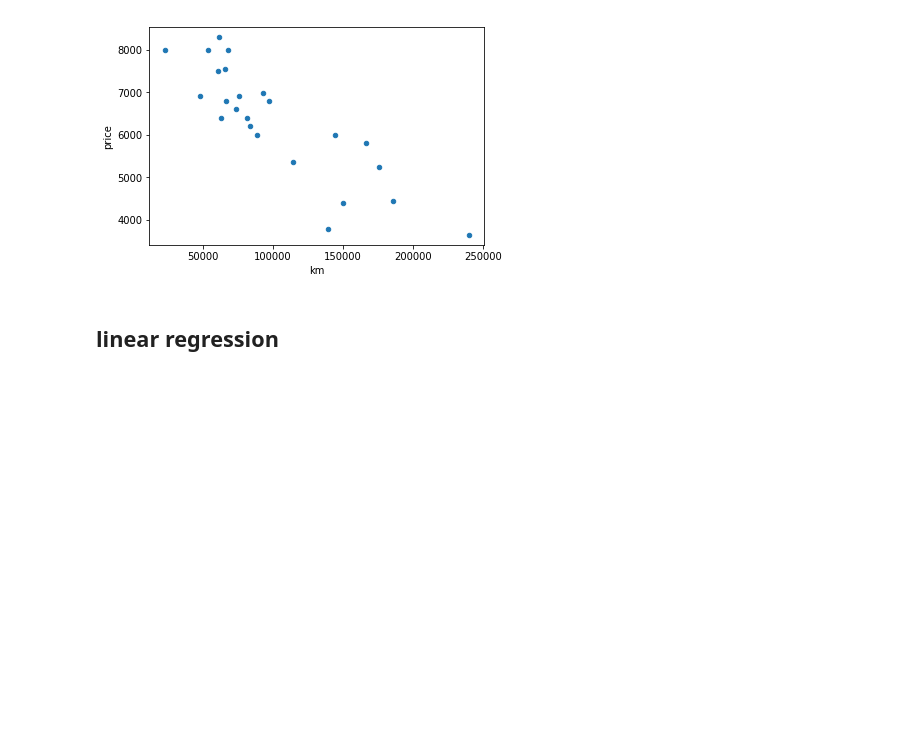
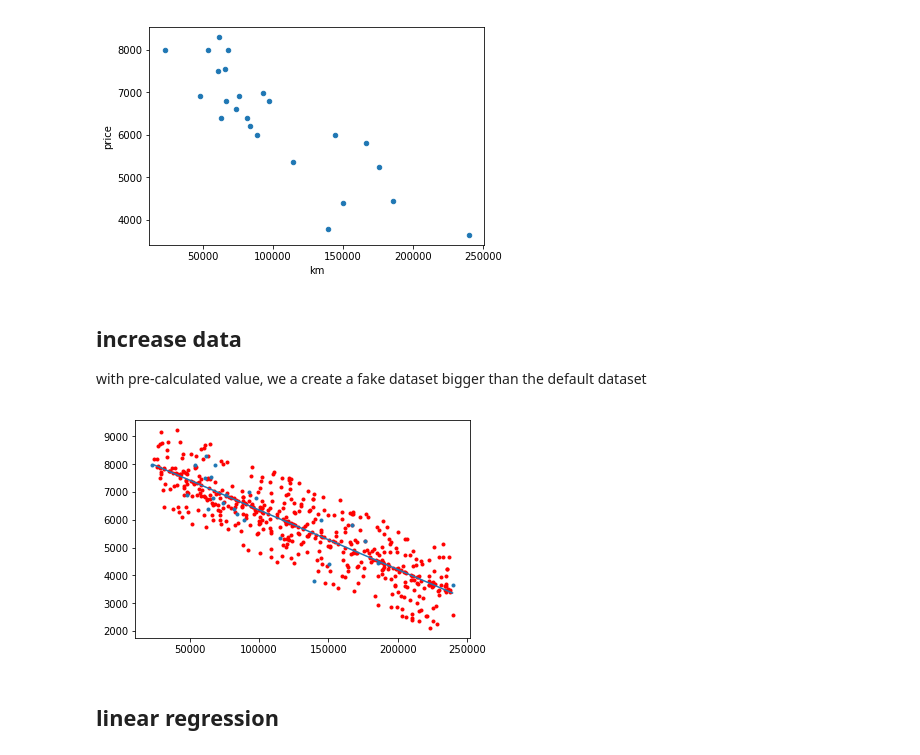
Before and after one commit to tnicolas42/ft_linear_regression, a Jupyter notebook: example.ipynb, the cells around one changed output. Drawn from its saved outputs; the diff is of its cells as text; code cells hidden in the pictures; blank space fills up the shorter version.

```diff
--- a/example.ipynb
+++ b/example.ipynb
@@ -60,3 +59,6 @@ data.plot.scatter('km', 'price')
 # %% [output]
 <matplotlib.axes._subplots.AxesSubplot at 0x...>
 [figure]
+# %% [markdown]
+## increase data
+with pre-calculated value, we a create a fake dataset bigger than the default dataset
@@ -63,3 +89,7 @@ data.plot.scatter('km', 'price')
+# %%
+X, y = generate_and_plot(500)
+# %% [output]
+[figure, added]
 # %% [markdown]
 ## linear regression
 # %% [markdown]
```
Also changed, not shown: parts of 20 cells of this notebook.
